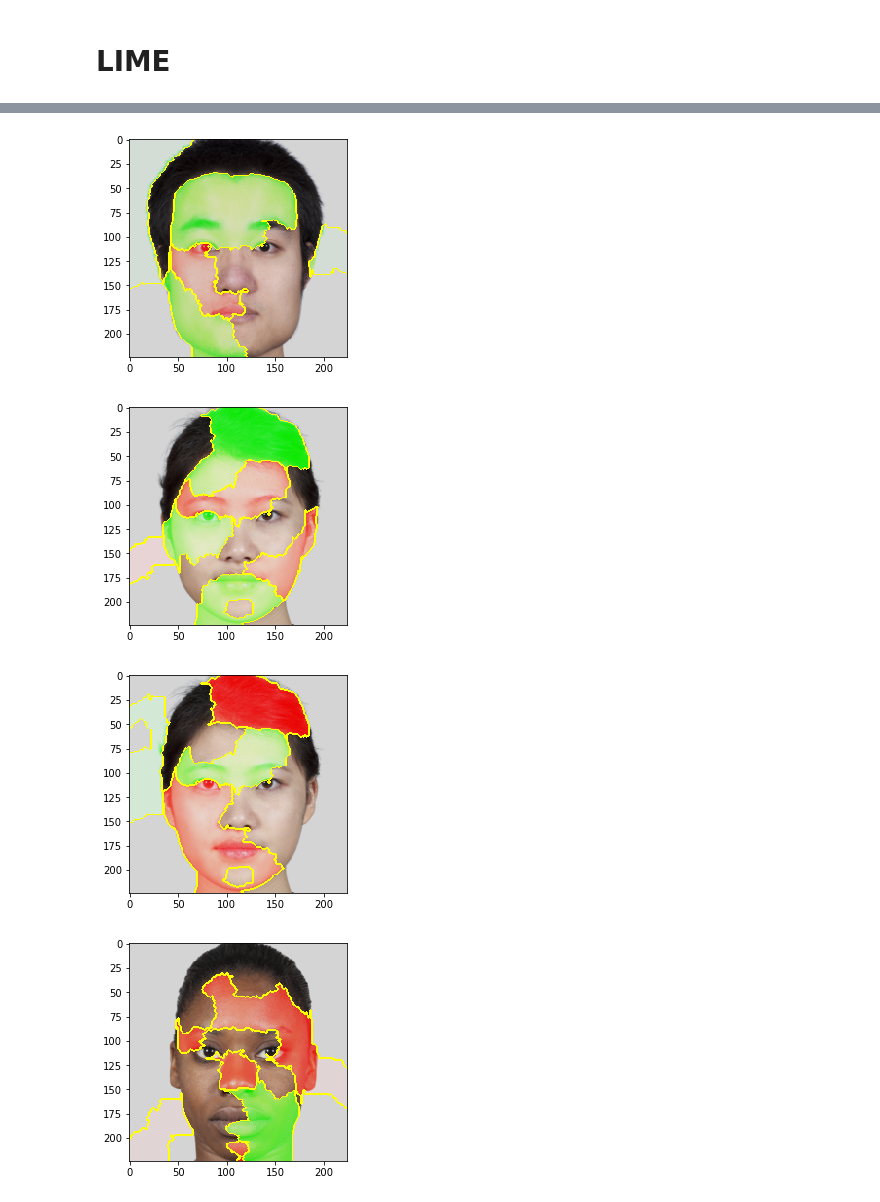
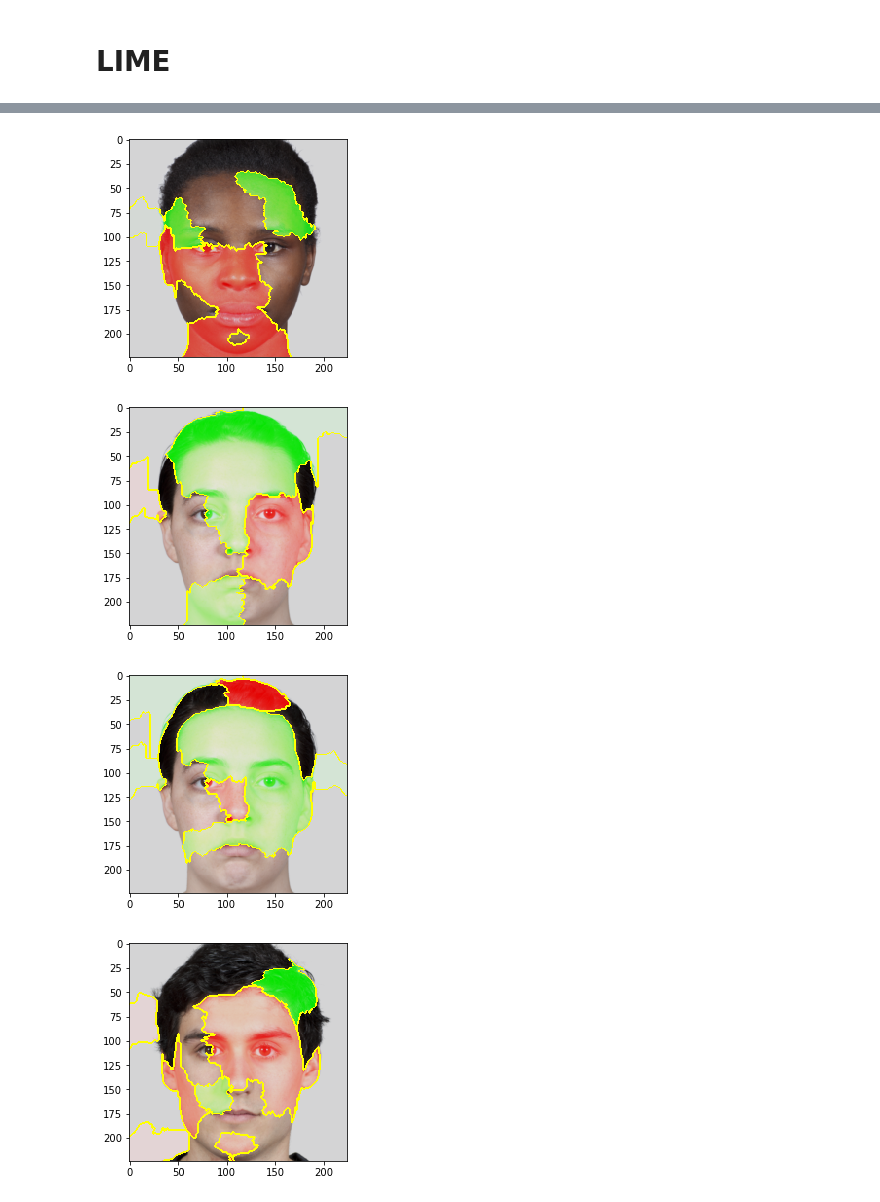
Before and after one commit to anindya/Image-Inclusiveness, a Jupyter notebook: RDS_Project.ipynb, the cells around one changed output, grey strips where cells are left out. Cells and saved outputs as stored; diff of their text form; code cells hidden in the pictures.

```diff
--- a/RDS_Project.ipynb
+++ b/RDS_Project.ipynb
@@ -233,21 +226,24 @@ def get_image(path):
 # %%
-# resize and take the center part of image to what our model expects
-def get_input_transform():
+def get_pil_transform():
+    transf = T.Compose([
+        T.Resize((256, 256)),
+        T.CenterCrop(224)
+    ])
+
+    return transf
+
+def get_preprocess_transform():
     normalize = T.Normalize(mean=[0.485, 0.456, 0.406],
                                     std=[0.229, 0.224, 0.225])
     transf = T.Compose([
-        T.Resize((256, 256)),
-        T.CenterCrop(224),
         T.ToTensor(),
         normalize
     ])
 
     return transf
 
-def get_input_tensors(img):
-    transf = get_input_transform()
-    # unsqeeze converts single image to batch of 1
-    return transf(img).unsqueeze(0)
+pill_transf = get_pil_transform()
+preprocess_transform = get_preprocess_transform()
 # %%
 def batch_pred(images):
     batch = torch.stack(tuple(preprocess_transform(i) for i in images), dim=0)
@@ -309,17 +316,17 @@ get_lime_woman("../../MR2 faces/am04.tif")
 # %%
-get_lime_man("../../MR2 faces/am04.tif")
+get_lime_man("../../MR2 faces/bf15.tif")
 # %% [output]
-[figure, old version]
+[figure, new version]
 # %%
-get_lime_woman("../../MR2 faces/af12.tif")
+get_lime_woman("../../MR2 faces/wf10.tif")
 # %% [output]
-[figure, old version]
+[figure, new version]
 # %%
-get_lime_man("../../MR2 faces/af12.tif")
+get_lime_man("../../MR2 faces/wf10.tif")
 # %% [output]
-[figure, old version]
+[figure, new version]
 # %%
-get_lime_woman("../../MR2 faces/bf17.tif")
+get_lime_woman("../../MR2 faces/wm06.tif")
 # %% [output]
-[figure, old version]
+[figure, new version]
 # %%
```
Also changed, not shown: parts of 20 cells of this notebook, 6 other files.
